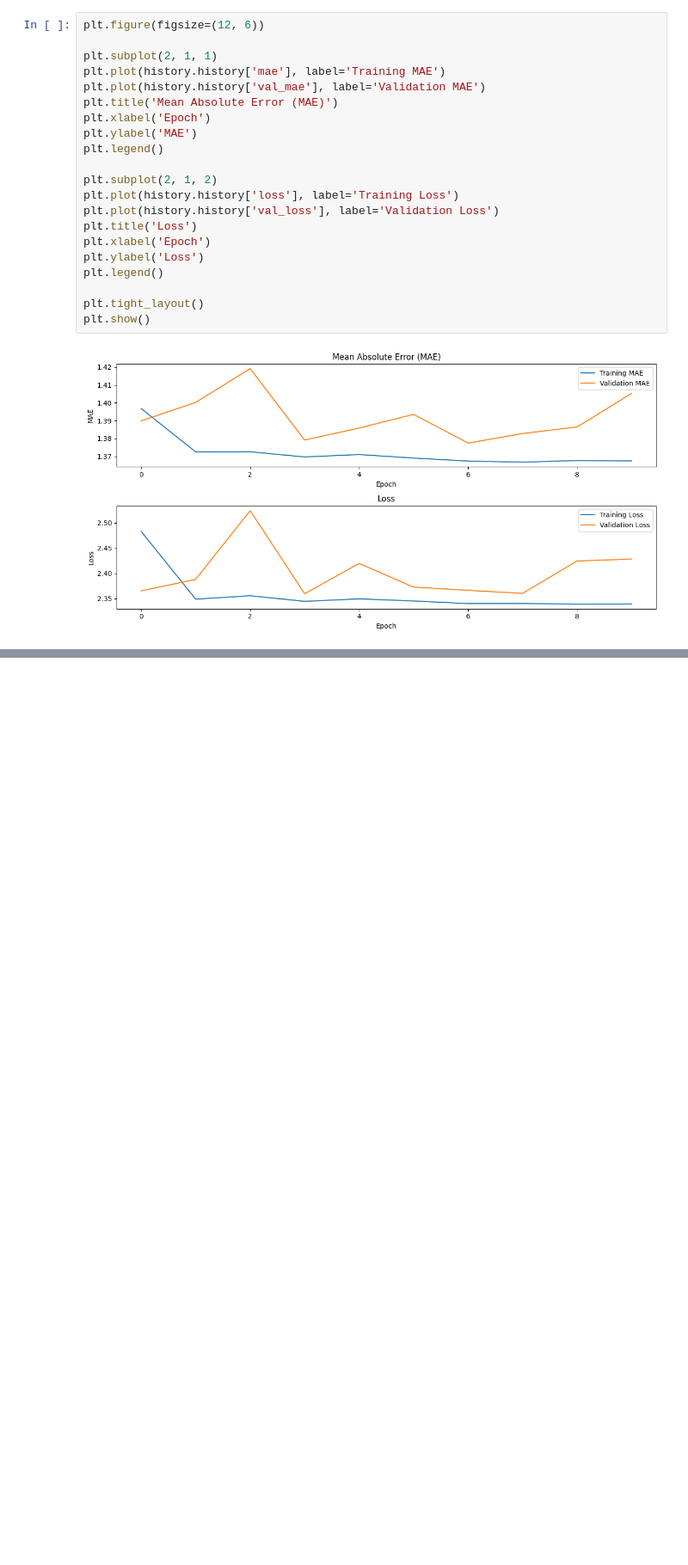
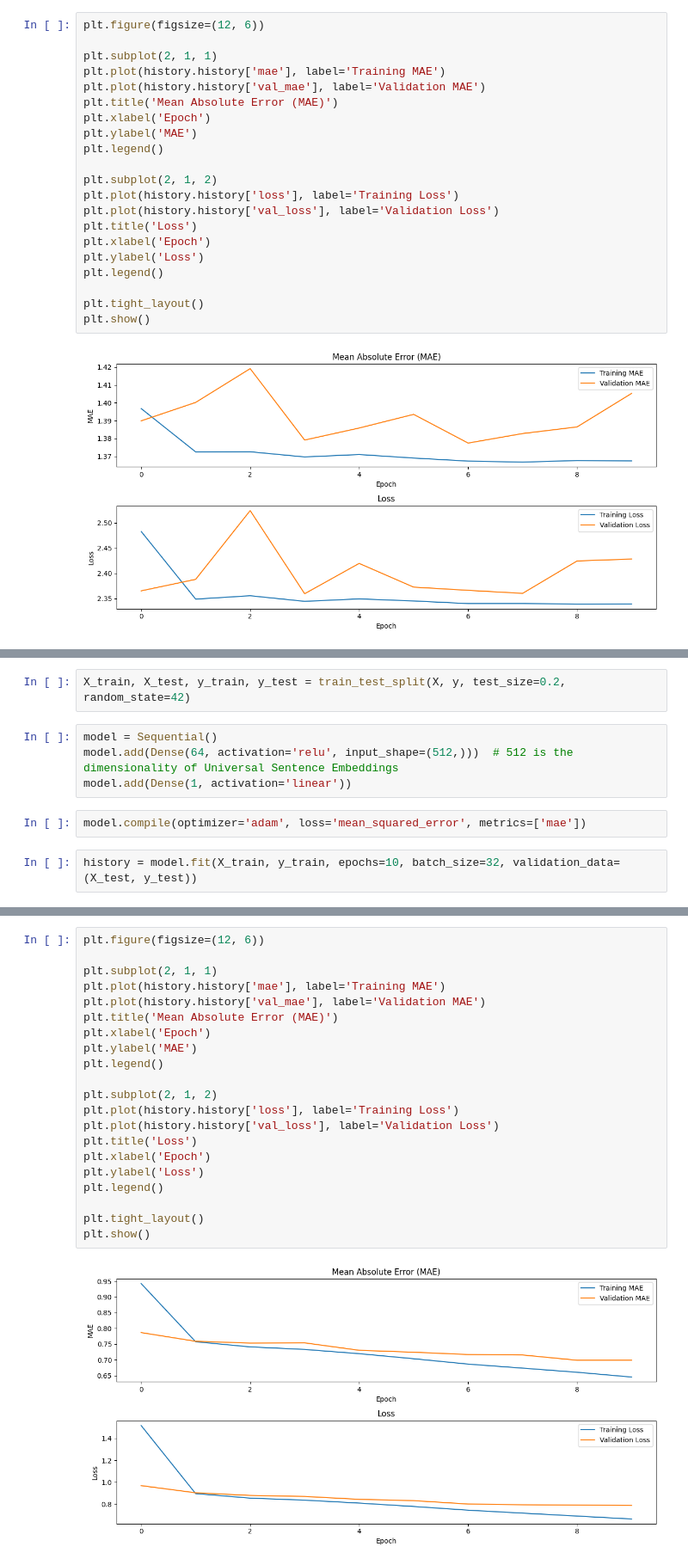
Before and after one commit to lucasartaud/Machine_Learning_for_NLP_Project2, a Jupyter notebook: Artaud_Sivasubramaniam_DIA1_project2.ipynb, the cells around one changed output, grey strips where cells are left out. Shown at 86% size. Cells and saved outputs as stored; diff of their text form; blank space fills up the shorter version.

Commit message:
Universal Sentence Embedding

```diff
--- a/Artaud_Sivasubramaniam_DIA1_project2.ipynb
+++ b/Artaud_Sivasubramaniam_DIA1_project2.ipynb
@@ -871,0 +905,10 @@ plt.show()
+# %%
+X_train, X_test, y_train, y_test = train_test_split(X, y, test_size=0.2, random_state=42)
+# %%
+model = Sequential()
+model.add(Dense(64, activation='relu', input_shape=(512,)))  # 512 is the dimensionality of Universal Sentence Embeddings
+model.add(Dense(1, activation='linear'))
+# %%
+model.compile(optimizer='adam', loss='mean_squared_error', metrics=['mae'])
+# %%
+history = model.fit(X_train, y_train, epochs=10, batch_size=32, validation_data=(X_test, y_test))
@@ -871,0 +944,23 @@ plt.show()
+# %%
+plt.figure(figsize=(12, 6))
+
+plt.subplot(2, 1, 1)
+plt.plot(history.history['mae'], label='Training MAE')
+plt.plot(history.history['val_mae'], label='Validation MAE')
+plt.title('Mean Absolute Error (MAE)')
+plt.xlabel('Epoch')
+plt.ylabel('MAE')
+plt.legend()
+
+plt.subplot(2, 1, 2)
+plt.plot(history.history['loss'], label='Training Loss')
+plt.plot(history.history['val_loss'], label='Validation Loss')
+plt.title('Loss')
+plt.xlabel('Epoch')
+plt.ylabel('Loss')
+plt.legend()
+
+plt.tight_layout()
+plt.show()
+# %% [output]
+[figure, added]
```
Also changed, not shown: parts of 7 cells of this notebook.
